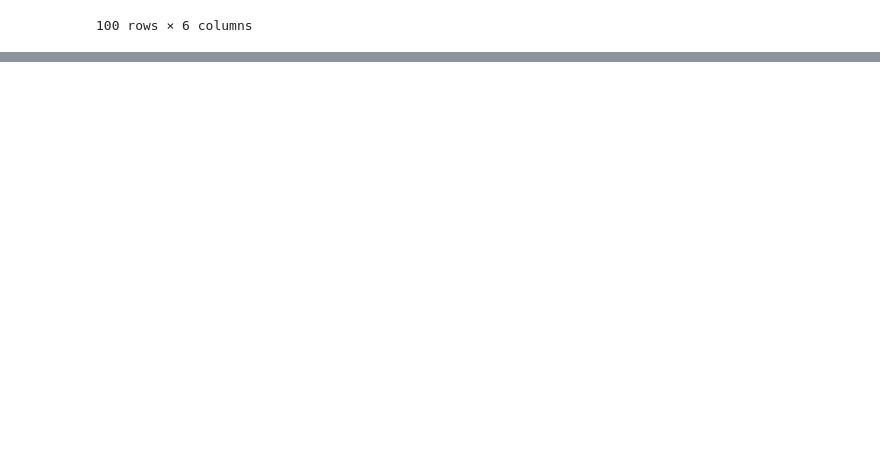
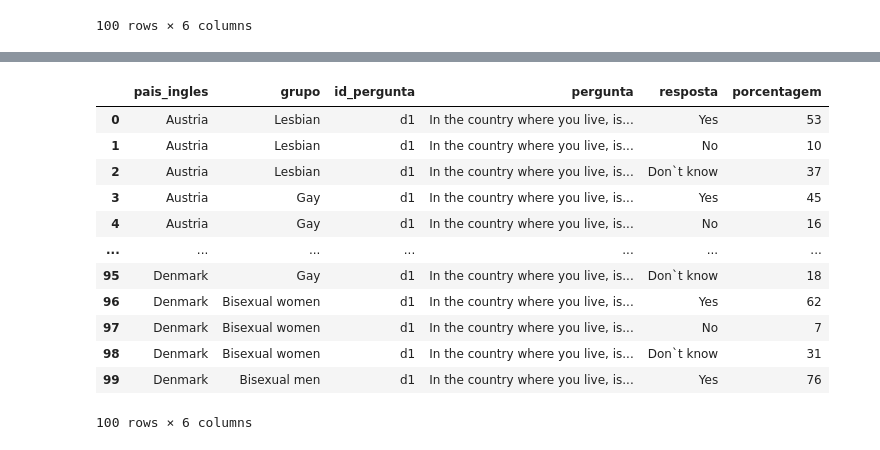
Before and after one commit to Weivak/UFRJ_Analitica_Tarefas, a Jupyter notebook: Tarefa_Analise/analise.ipynb, the cells around one changed output, grey strips where cells are left out. Drawn from its saved outputs; the diff is of its cells as text; code cells hidden in the pictures; blank space fills up the shorter version.

```diff
--- a/Tarefa_Analise/analise.ipynb
+++ b/Tarefa_Analise/analise.ipynb
@@ -65,0 +112,16 @@ df_discriminacao
+# %%
+df_consciencia_direitos
+# %% [output]
+|  | pais_ingles | grupo | id_pergunta | pergunta | resposta | porcentagem |
+| 0 | Austria | Lesbian | d1 | In the country where you live, is... | Yes | 53 |
+| 1 | Austria | Lesbian | d1 | In the country where you live, is... | No | 10 |
+| 2 | Austria | Lesbian | d1 | In the country where you live, is... | Don`t know | 37 |
+| 3 | Austria | Gay | d1 | In the country where you live, is... | Yes | 45 |
+| 4 | Austria | Gay | d1 | In the country where you live, is... | No | 16 |
+| ... | ... | ... | ... | ... | ... | ... |
+| 95 | Denmark | Gay | d1 | In the country where you live, is... | Don`t know | 18 |
+| 96 | Denmark | Bisexual women | d1 | In the country where you live, is... | Yes | 62 |
+| 97 | Denmark | Bisexual women | d1 | In the country where you live, is... | No | 7 |
+| 98 | Denmark | Bisexual women | d1 | In the country where you live, is... | Don`t know | 31 |
+| 99 | Denmark | Bisexual men | d1 | In the country where you live, is... | Yes | 76 |
+100 rows × 6 columns
```
Also changed, not shown: parts of 21 cells of this notebook.
